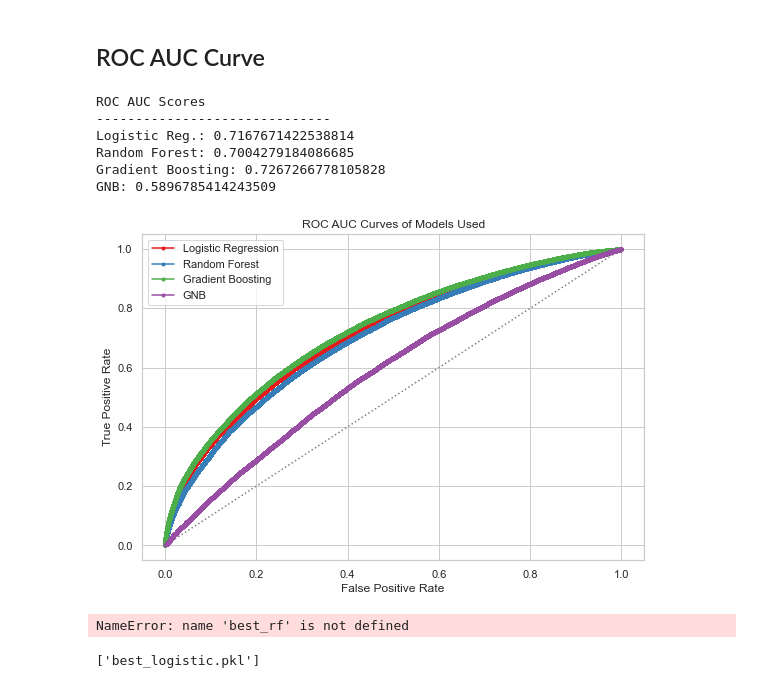
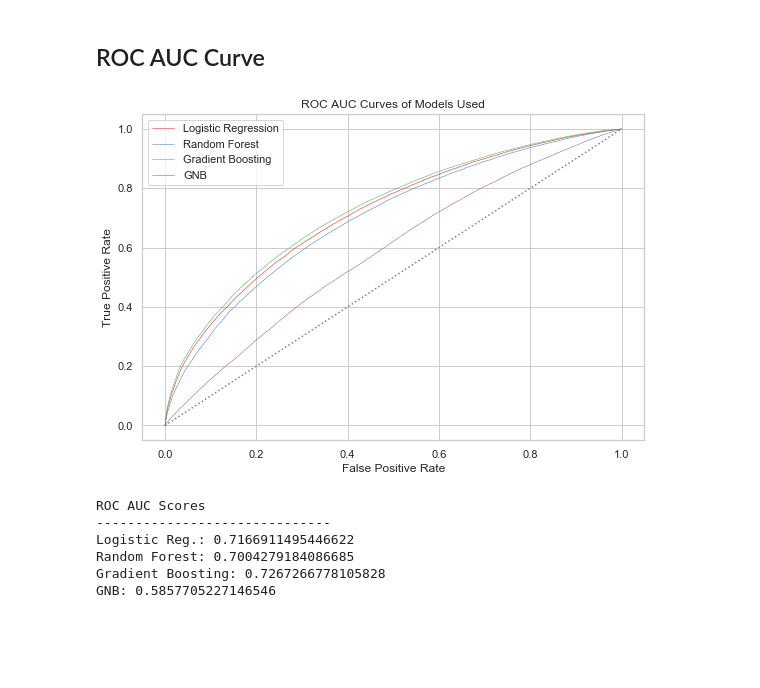
Before and after one commit to OazNomis/DSB_Project, a Jupyter notebook: Ryan/2.Modeling.ipynb, the cells around one changed output. Cells and saved outputs as stored; diff of their text form; code cells hidden in the pictures; blank space fills up the shorter version.

```diff
--- a/Ryan/2.Modeling.ipynb
+++ b/Ryan/2.Modeling.ipynb
@@ -314,50 +319,39 @@ plt.legend().set_title("")
 # %% [markdown]
 ## ROC AUC Curve
+# %%
+sns.set_palette('Set1')
+random_probs = [0 for i in range(len(y_test))]
+fpr, tpr, _ = roc_curve(y_test, random_probs, pos_label=1)
+logistic_fpr, logistic_tpr, _ = roc_curve(y_test, best_logistic.predict_proba(X_test_stan)[:,1])
+rf_fpr, rf_tpr, _ = roc_curve(y_test, best_rf.predict_proba(X_test_dum)[:,1])
+gb_fpr, gb_tpr, _ = roc_curve(y_test, best_gb.predict_proba(X_test_dum)[:,1])
+gnb_fpr, gnb_tpr, _ = roc_curve(y_test, best_gnb.predict_proba(X_test_dum)[:,1])
+
+
+# plot the roc curve for the model
+plt.plot(fpr, tpr, linestyle = ':', color = 'gray');
+plt.plot(logistic_fpr, logistic_tpr, label='Logistic Regression', linewidth = 0.5);
+plt.plot(rf_fpr, rf_tpr, label='Random Forest', linewidth = 0.5);
+plt.plot(gb_fpr, gb_tpr, label='Gradient Boosting', linewidth = 0.5);
+plt.plot(gnb_fpr, gnb_tpr, label='GNB', linewidth = 0.5);
+
+plt.legend();
+plt.title('ROC AUC Curves of Models Used')
+plt.xlabel('False Positive Rate');
+plt.ylabel('True Positive Rate');
+# %% [output]
+[figure, added]
 # %%
 print('ROC AUC Scores')
 print('-'*30)
-print('Logistic Reg.:', roc_auc_score(y_test, best_logistic.predict_proba(X_test_dum)[:,1]))
+print('Logistic Reg.:', roc_auc_score(y_test, best_logistic.predict_proba(X_test_stan)[:,1]))
 print('Random Forest:', roc_auc_score(y_test, best_rf.predict_proba(X_test_dum)[:,1]))
 print('Gradient Boosting:', roc_auc_score(y_test, best_gb.predict_proba(X_test_dum)[:,1]))
 print('GNB:', roc_auc_score(y_test, best_gnb.predict_proba(X_test_dum)[:,1]))
 # %% [output]
 ROC AUC Scores
 ------------------------------
-Logistic Reg.: 0.7167671422538814
+Logistic Reg.: 0.7166911495446622
 Random Forest: 0.7004279184086685
 Gradient Boosting: 0.7267266778105828
-GNB: 0.5896785414243509
+GNB: 0.5857705227146546
-# %%
-sns.set_palette('Set1')
-random_probs = [0 for i in range(len(y_test))]
-fpr, tpr, _ = roc_curve(y_test, random_probs, pos_label=1)
-logistic_fpr, logistic_tpr, _ = roc_curve(y_test, best_logistic.predict_proba(X_test_dum)[:,1])
-rf_fpr, rf_tpr, _ = roc_curve(y_test, best_rf.predict_proba(X_test_dum)[:,1])
-gb_fpr, gb_tpr, _ = roc_curve(y_test, best_gb.predict_proba(X_test_dum)[:,1])
-gnb_fpr, gnb_tpr, _ = roc_curve(y_test, best_gnb.predict_proba(X_test_dum)[:,1])
-
-
-# plot the roc curve for the model
-plt.plot(fpr, tpr, linestyle = ':', color = 'gray');
-plt.plot(logistic_fpr, logistic_tpr, marker='.', label='Logistic Regression');
-plt.plot(rf_fpr, rf_tpr, marker='.', label='Random Forest');
-plt.plot(gb_fpr, gb_tpr, marker='.', label='Gradient Boosting');
-plt.plot(gnb_fpr, gnb_tpr, marker='.', label='GNB');
-
-plt.legend();
-plt.title('ROC AUC Curves of Models Used')
-plt.xlabel('False Positive Rate');
-plt.ylabel('True Positive Rate');
-# %% [output]
-[figure, removed]
-# %%
-joblib.dump(best_logistic, 'best_logistic.pkl')
-joblib.dump(best_rf, 'best_rf.pkl')
-joblib.dump(best_gb, 'best_gb.pkl')
-joblib.dump(best_gnb, 'best_gnb.pkl')
-# %% [output]
-NameError: name 'best_rf' is not defined
-# %%
-joblib.dump(best_logistic, 'best_logistic.pkl')
-# %% [output]
-['best_logistic.pkl']
```
Also changed, not shown: parts of 23 cells of this notebook, 3 other files.
